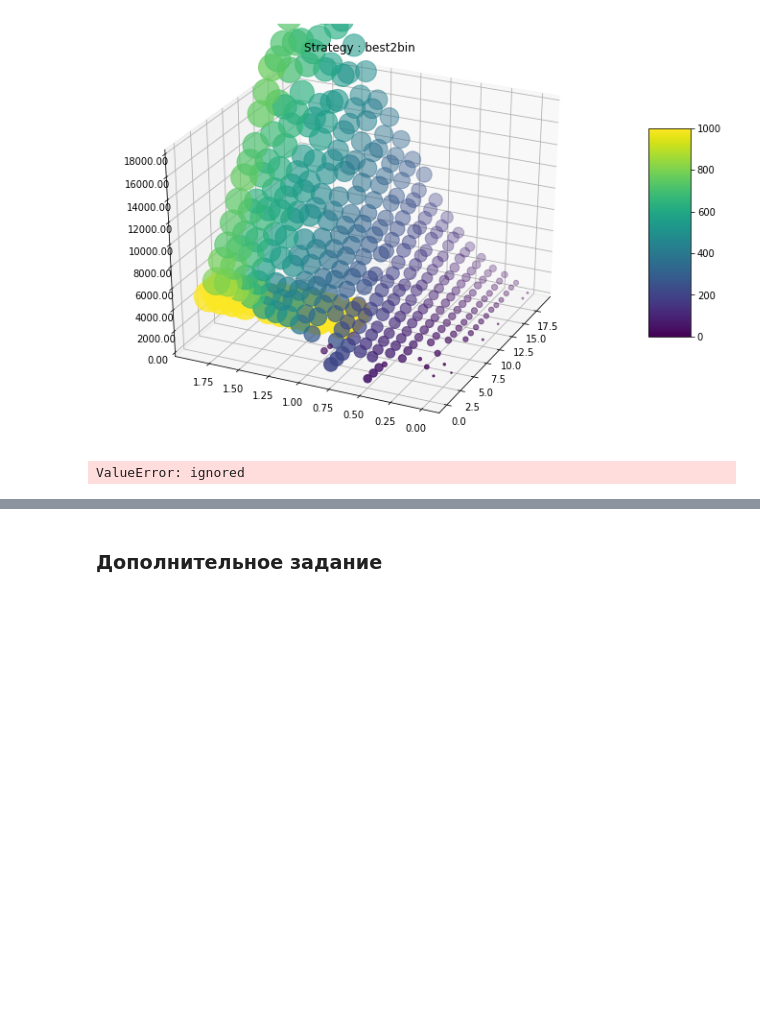
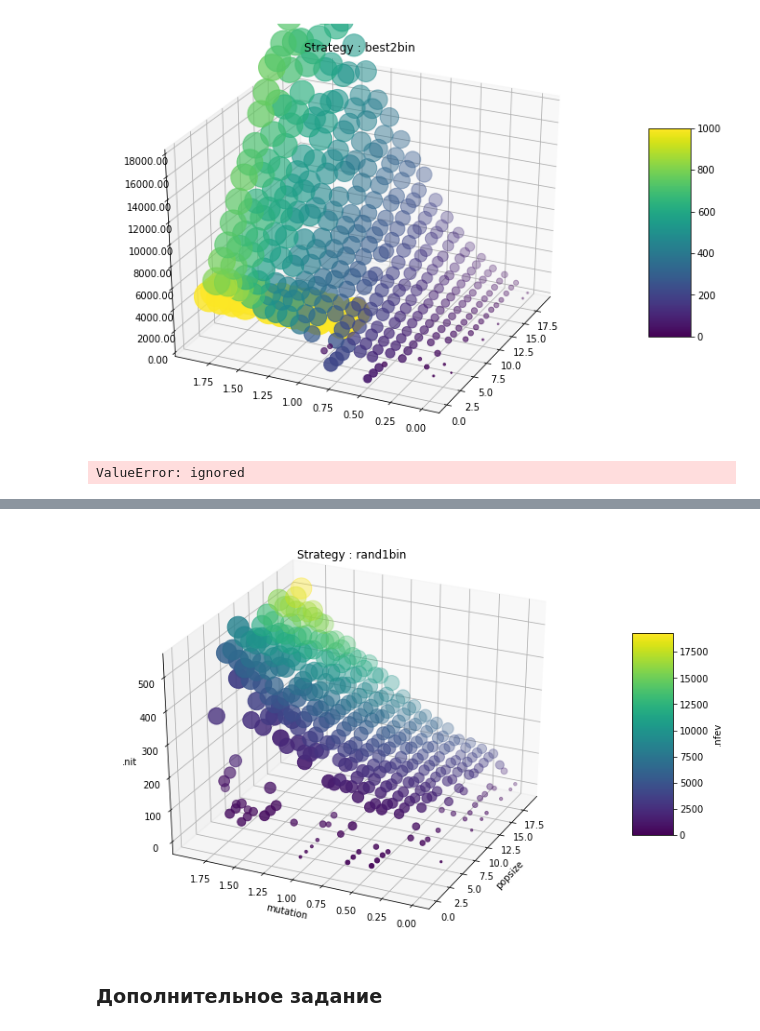
Before and after one commit to sky16k/MDS, a Jupyter notebook: MDS07_HW_Щедринов.ipynb, the cells around one changed output, grey strips where cells are left out. Cells and saved outputs as stored; diff of their text form; code cells hidden in the pictures; blank space fills up the shorter version.

```diff
--- a/MDS07_HW_Щедринов.ipynb
+++ b/MDS07_HW_Щедринов.ipynb
@@ -295,3 +317,28 @@ rand1bin
+# %%
+fig = plt.figure(figsize=(12, 8))
+ax = fig.gca(projection='3d')
+# График результатов
+scat = ax.scatter3D(X, Y, N, c=Z,s = N)
+# Настройка оси z
+# ax.set_zlim(0, 20000)
+# ax.zaxis.set_major_locator(LinearLocator(10))
+# ax.zaxis.set_major_formatter(FormatStrFormatter('%.02f'))
+# Цветовая легенда
+fig.colorbar(scat, shrink=0.5, aspect=5, label='.nfev')
+#
+ax.azim = -155
+ax.dist = 10
+ax.elev = 30
+# popsize=pop_, mutation=mut_
+ax.set_xlabel('popsize')
+ax.set_ylabel('mutation')
+ax.set_zlabel('.nit')
+#
+ax.set_title(f'Strategy : {s}')
+#
+plt.show()
+# %% [output]
+[figure, added]
 # %% [markdown]
 ### Дополнительное задание
 # %% [markdown]
```
Also changed, not shown: parts of 17 cells of this notebook.
